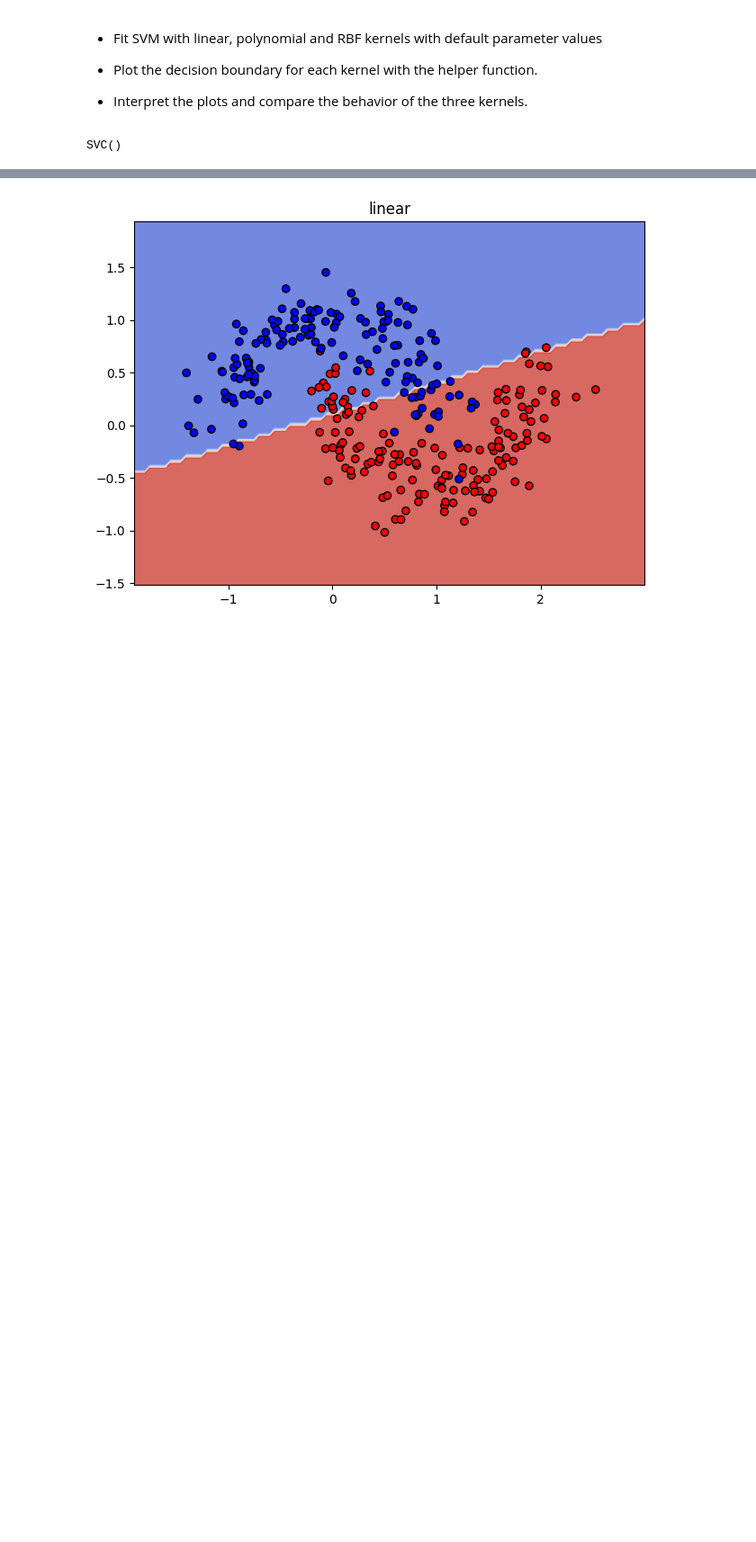
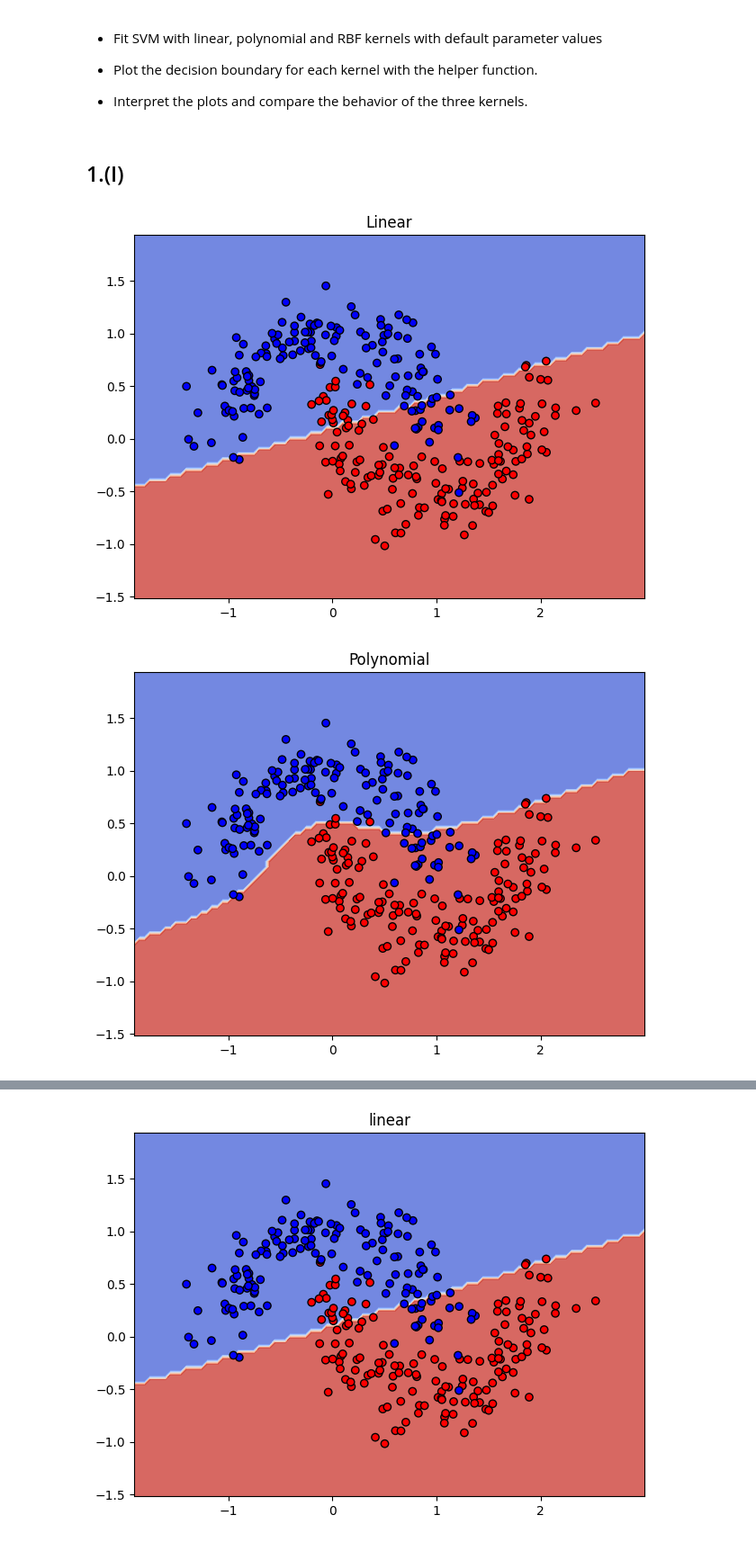
Before and after one commit to AndreiBardac/DataMiners, a Jupyter notebook: Ex 6.ipynb, the cells around one changed output, grey strips where cells are left out. Shown: that part at 90% size. Saved outputs shown, nothing was run; the diff lists cells and outputs as text; code cells hidden in the pictures; blank space fills up the shorter version.

```diff
--- a/Ex 6.ipynb
+++ b/Ex 6.ipynb
@@ -77,28 +77,30 @@ def heatmap(grid):
 *   Plot the decision boundary for each kernel with the helper function.
 
 *   Interpret the plots and compare the behavior of the three kernels.
+# %% [markdown]
+## 1.(I)
 # %%
-#(i)
 ##ToDo
 #Fit different kernels and visualize the decision boundaries
 #Linear kernel
 X = df[['x1', 'x2']].values
 y = df['y'].values
 
 #Linear kernel
 clfL = svm.SVC(kernel='linear')
 clfL.fit(X, y)
-#plot_decision_svm(X, y, clfL, kernel_name = 'Linear')
+plot_decision_svm(X, y, clfL, kernel_name = 'Linear')
 
 
 #Polynomial kernel
 clfP = svm.SVC(kernel='poly', degree=3)
 clfP.fit(X, y)
-#plot_decision_svm(X, y, clfP, kernel_name = 'Polynomial')
+plot_decision_svm(X, y, clfP, kernel_name = 'Polynomial')
 
 #RBF kernel
 clfR = svm.SVC(kernel='rbf')
 clfR.fit(X, y)
-#plot_decision_svm(X, y, clfR, kernel_name = 'RBF')
+plot_decision_svm(X, y, clfR, kernel_name = 'RBF')
 # %% [output]
-SVC()
+[figure, added]
+[figure, added]
```
Also changed, not shown: parts of 16 cells of this notebook.
